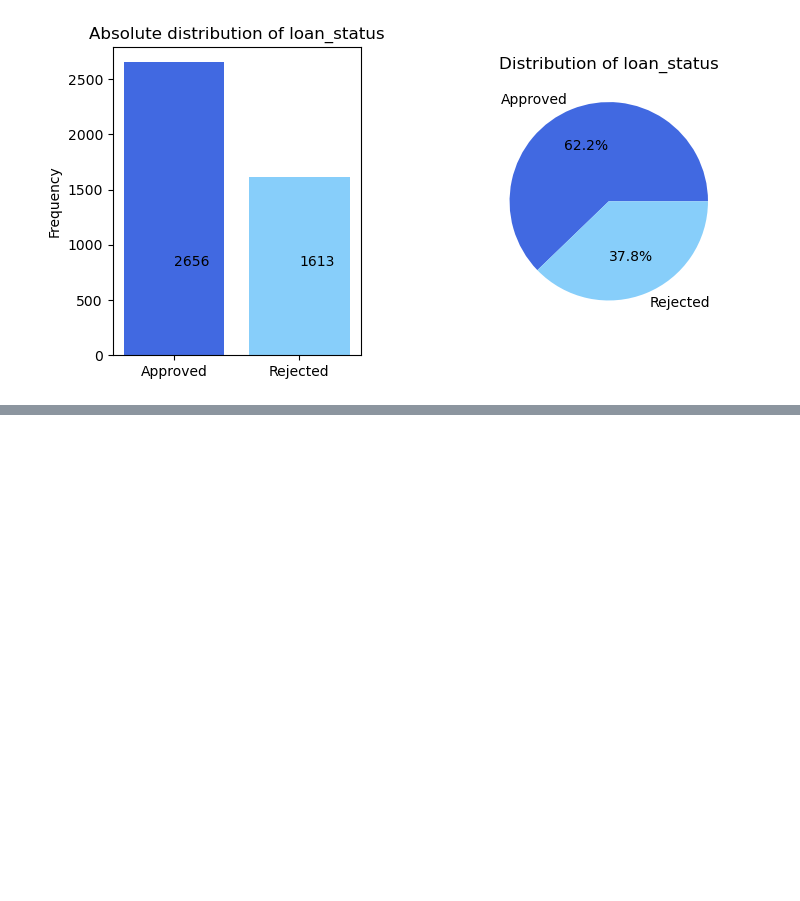
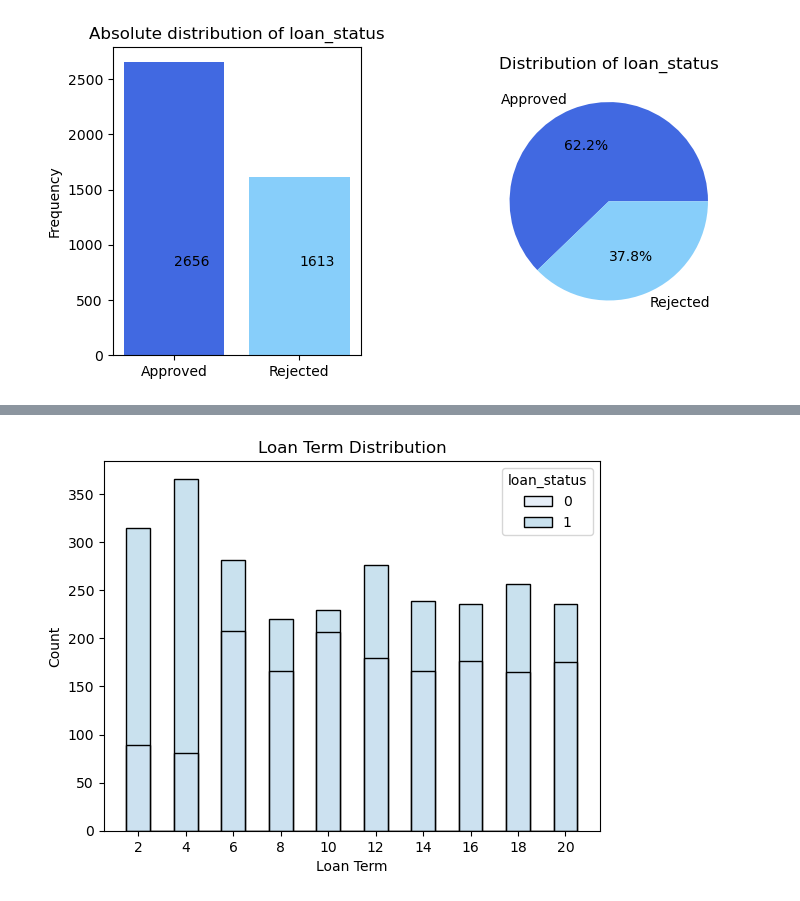
Before and after one commit to Rampenator/dsb, a Jupyter notebook: Group1 code.ipynb, the cells around one changed output, grey strips where cells are left out. Saved outputs shown, nothing was run; the diff lists cells and outputs as text; code cells hidden in the pictures; blank space fills up the shorter version.

```diff
--- a/Group1 code.ipynb
+++ b/Group1 code.ipynb
@@ -128,0 +157,18 @@ plt.tight_layout()
+# %%
+# Define a blue color palette with 4 different shades
+blue_palette = sns.color_palette("Blues", 4)
+
+# Create the histogram plot treating "loan_term" as a discrete variable
+sns.histplot(loans, x='loan_term', hue='loan_status', palette=blue_palette, binwidth=1, discrete=True)
+
+# Set plot title and labels
+plt.title("Loan Term Distribution")
+plt.xlabel("Loan Term")
+plt.ylabel("Count")
+
+# Customize the x-axis ticks
+plt.xticks(range(2, 21, 2))
+
+plt.show()
+# %% [output]
+[figure, added]
```
Also changed, not shown: parts of 4 cells of this notebook.
